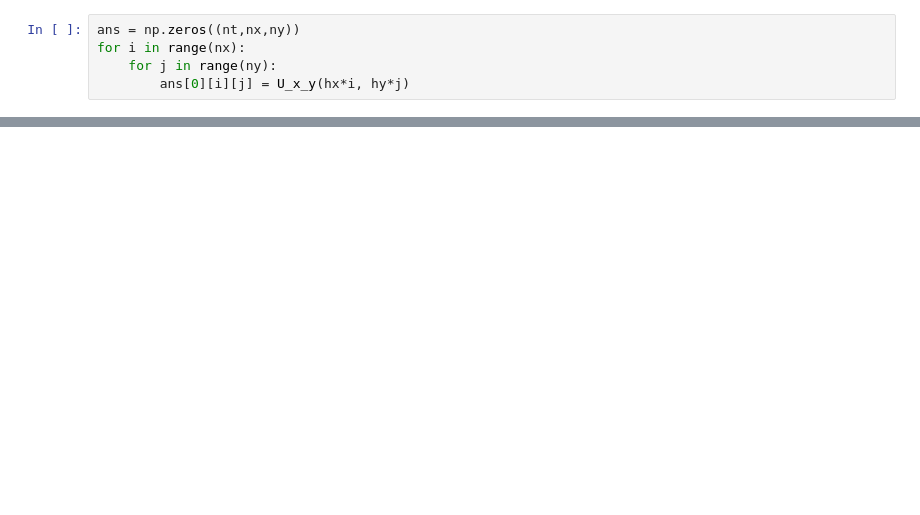
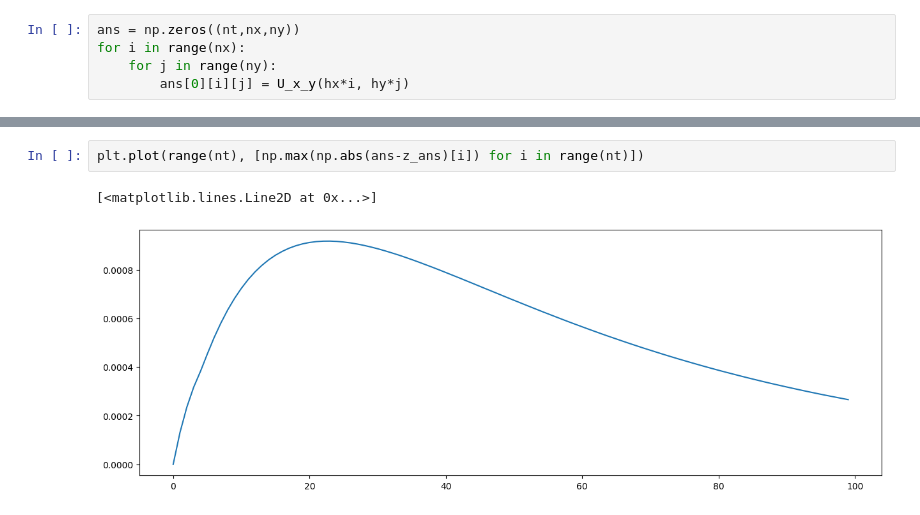
Before and after one commit to gametwix/Numerical_Methods, a Jupyter notebook: Lab5/LB54/main.ipynb, the cells around one changed output, grey strips where cells are left out. Drawn from its saved outputs; the diff is of its cells as text; blank space fills up the shorter version.

```diff
--- a/Lab5/LB54/main.ipynb
+++ b/Lab5/LB54/main.ipynb
@@ -67,0 +154,5 @@ ax_3d.plot_wireframe(x, y, ans[0])
+# %%
+plt.plot(range(nt), [np.max(np.abs(ans-z_ans)[i]) for i in range(nt)])
+# %% [output]
+[<matplotlib.lines.Line2D at 0x...>]
+[figure, added]
```
Also changed, not shown: parts of 14 cells of this notebook, 1 other file.
